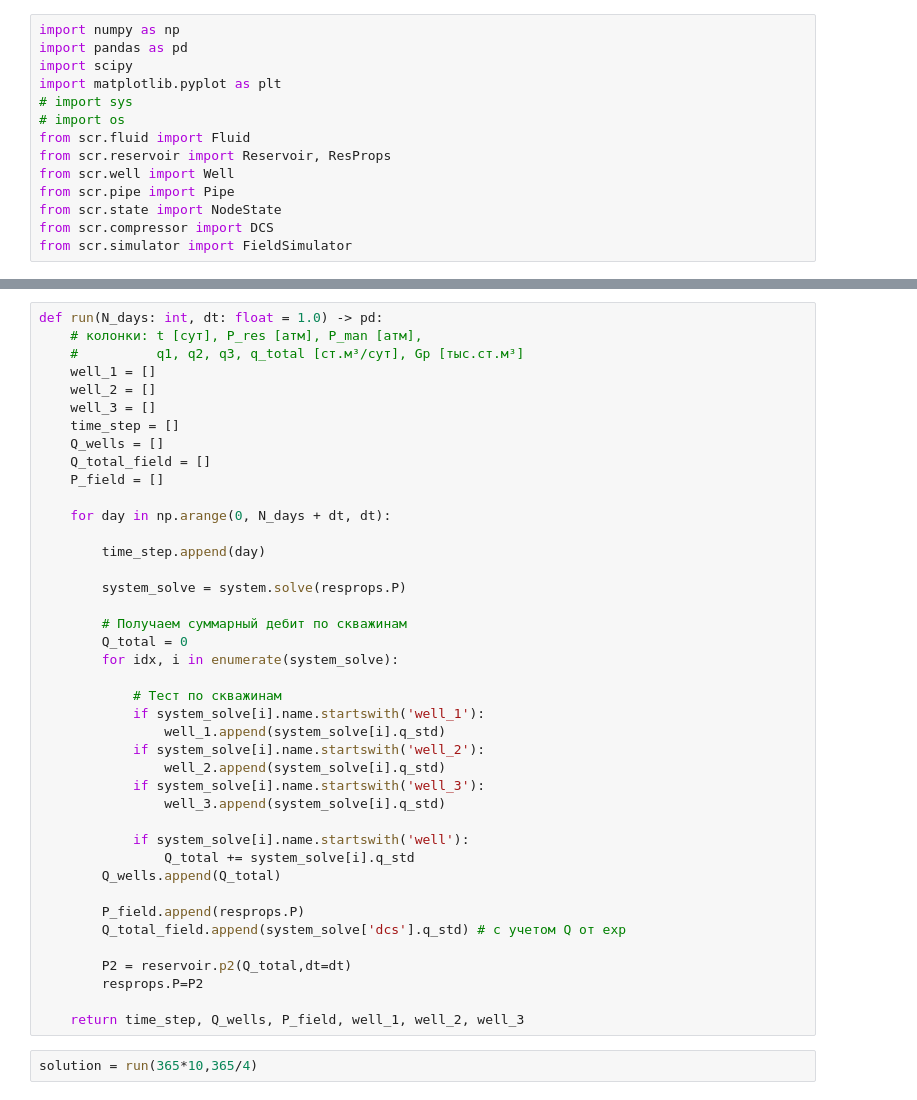
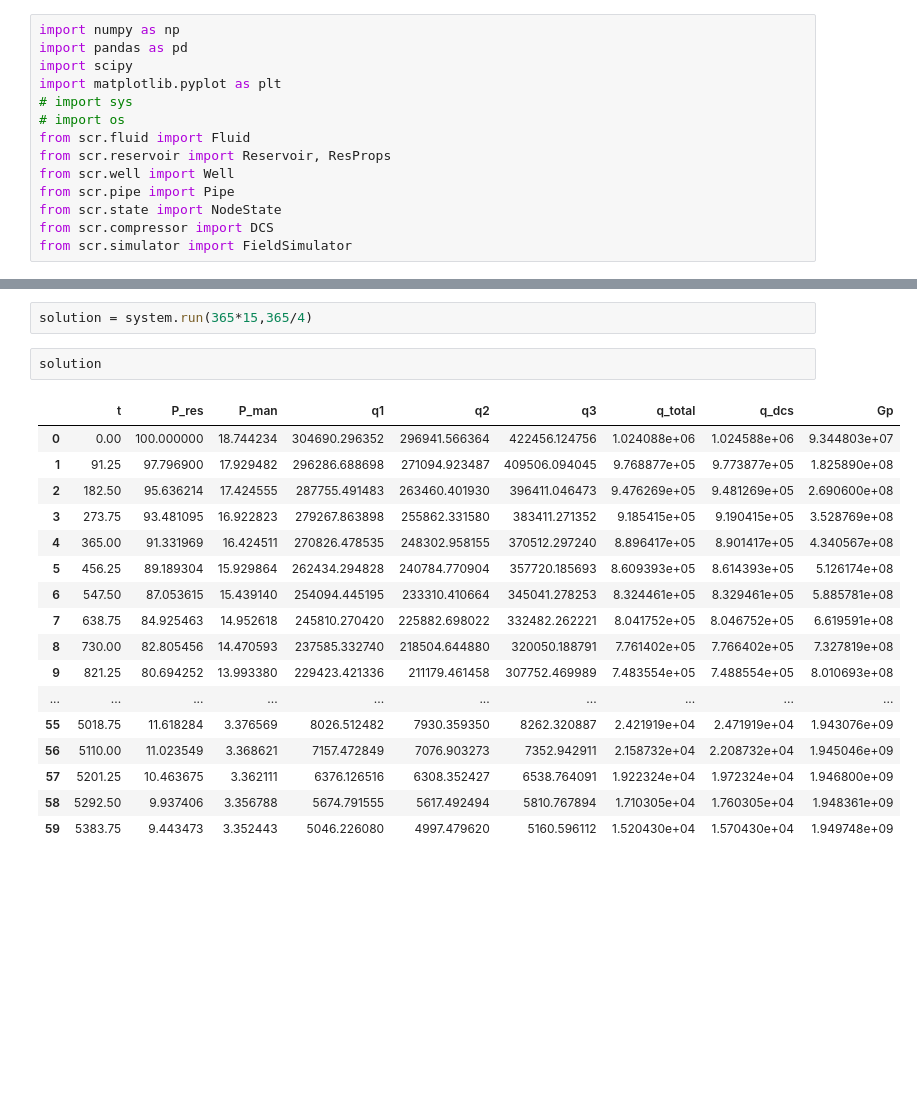
Before and after one commit to Rexihs/HomeWork, a Jupyter notebook: курсовая.ipynb, the cells around one changed output, grey strips where cells are left out. Drawn from its saved outputs; the diff is of its cells as text; blank space fills up the shorter version.

Commit message:
Перенос функции run в class FieldSimulator, тестипрование

```diff
--- a/курсовая.ipynb
+++ b/курсовая.ipynb
@@ -61,47 +61,26 @@ well_3 = Well(fluid=fluid,k=50,h=25,re=500,rw=0.1,pipe=wellbore_3)
 wells_list = [well_1, well_2, well_3] # Список объектов скважин, забой
 
 system = FieldSimulator(reservoir,resprops,wells_list,line_pipe,compressor)
-# %%
-def run(N_days: int, dt: float = 1.0) -> pd:
-    # колонки: t [сут], P_res [атм], P_man [атм],
-    #          q1, q2, q3, q_total [ст.м³/сут], Gp [тыс.ст.м³]
-    well_1 = []
-    well_2 = []
-    well_3 = []
-    time_step = []
-    Q_wells = []
-    Q_total_field = []
-    P_field = []
-
-    for day in np.arange(0, N_days + dt, dt):
-
-        time_step.append(day)
-
-        system_solve = system.solve(resprops.P)
-
-        # Получаем суммарный дебит по скважинам
-        Q_total = 0
-        for idx, i in enumerate(system_solve):
-
-            # Тест по скважинам
-            if system_solve[i].name.startswith('well_1'):
-                well_1.append(system_solve[i].q_std)
-            if system_solve[i].name.startswith('well_2'):
-                well_2.append(system_solve[i].q_std)
-            if system_solve[i].name.startswith('well_3'):
-                well_3.append(system_solve[i].q_std)
-
-            if system_solve[i].name.startswith('well'):
-                Q_total += system_solve[i].q_std
-        Q_wells.append(Q_total)
-
-        P_field.append(resprops.P)
-        Q_total_field.append(system_solve['dcs'].q_std) # с учетом Q от exp
-
-        P2 = reservoir.p2(Q_total,dt=dt)
-        resprops.P=P2
-
-    return time_step, Q_wells, P_field, well_1, well_2, well_3
 # %%
-solution = run(365*10,365/4)
+solution = system.run(365*15,365/4)
+# %%
+solution
+# %% [output]
+|  | t | P_res | P_man | q1 | q2 | q3 | q_total | q_dcs | Gp |
+| 0 | 0.00 | 100.000000 | 18.744234 | 304690.296352 | 296941.566364 | 422456.124756 | 1.024088e+06 | 1.024588e+06 | 9.344803e+07 |
+| 1 | 91.25 | 97.796900 | 17.929482 | 296286.688698 | 271094.923487 | 409506.094045 | 9.768877e+05 | 9.773877e+05 | 1.825890e+08 |
+| 2 | 182.50 | 95.636214 | 17.424555 | 287755.491483 | 263460.401930 | 396411.046473 | 9.476269e+05 | 9.481269e+05 | 2.690600e+08 |
+| 3 | 273.75 | 93.481095 | 16.922823 | 279267.863898 | 255862.331580 | 383411.271352 | 9.185415e+05 | 9.190415e+05 | 3.528769e+08 |
+| 4 | 365.00 | 91.331969 | 16.424511 | 270826.478535 | 248302.958155 | 370512.297240 | 8.896417e+05 | 8.901417e+05 | 4.340567e+08 |
+| 5 | 456.25 | 89.189304 | 15.929864 | 262434.294828 | 240784.770904 | 357720.185693 | 8.609393e+05 | 8.614393e+05 | 5.126174e+08 |
+| 6 | 547.50 | 87.053615 | 15.439140 | 254094.445195 | 233310.410664 | 345041.278253 | 8.324461e+05 | 8.329461e+05 | 5.885781e+08 |
+| 7 | 638.75 | 84.925463 | 14.952618 | 245810.270420 | 225882.698022 | 332482.262221 | 8.041752e+05 | 8.046752e+05 | 6.619591e+08 |
+| 8 | 730.00 | 82.805456 | 14.470593 | 237585.332740 | 218504.644880 | 320050.188791 | 7.761402e+05 | 7.766402e+05 | 7.327819e+08 |
+| 9 | 821.25 | 80.694252 | 13.993380 | 229423.421336 | 211179.461458 | 307752.469989 | 7.483554e+05 | 7.488554e+05 | 8.010693e+08 |
+| ... | ... | ... | ... | ... | ... | ... | ... | ... | ... |
+| 55 | 5018.75 | 11.618284 | 3.376569 | 8026.512482 | 7930.359350 | 8262.320887 | 2.421919e+04 | 2.471919e+04 | 1.943076e+09 |
+| 56 | 5110.00 | 11.023549 | 3.368621 | 7157.472849 | 7076.903273 | 7352.942911 | 2.158732e+04 | 2.208732e+04 | 1.945046e+09 |
+| 57 | 5201.25 | 10.463675 | 3.362111 | 6376.126516 | 6308.352427 | 6538.764091 | 1.922324e+04 | 1.972324e+04 | 1.946800e+09 |
+| 58 | 5292.50 | 9.937406 | 3.356788 | 5674.791555 | 5617.492494 | 5810.767894 | 1.710305e+04 | 1.760305e+04 | 1.948361e+09 |
+| 59 | 5383.75 | 9.443473 | 3.352443 | 5046.226080 | 4997.479620 | 5160.596112 | 1.520430e+04 | 1.570430e+04 | 1.949748e+09 |
 # %%
```
Also changed, not shown: parts of 3 cells of this notebook, 1 other file.
